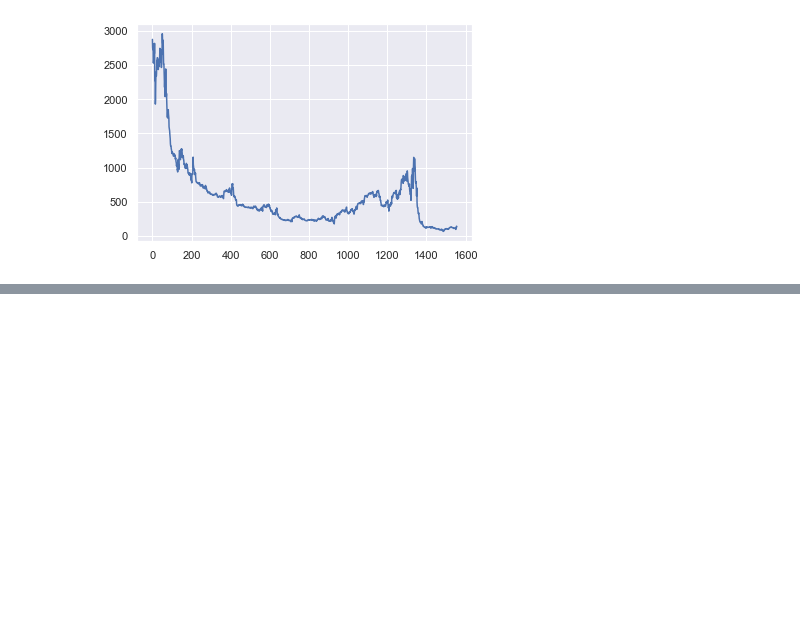
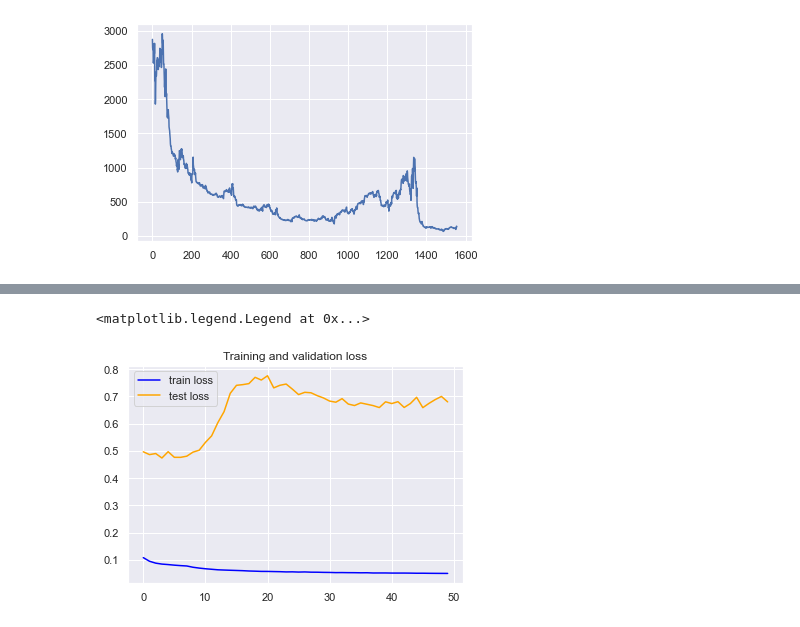
Before and after one commit to georgeob/Rusnak_NS2021, a Jupyter notebook: Rusnak_NS2021.ipynb, the cells around one changed output, grey strips where cells are left out. Cells and saved outputs as stored; diff of their text form; code cells hidden in the pictures; blank space fills up the shorter version.

Commit message:
Visualization

```diff
--- a/Rusnak_NS2021.ipynb
+++ b/Rusnak_NS2021.ipynb
@@ -97,6 +97,6 @@ model.add(layers.GRU(32,
                      dropout=0.2,
                      recurrent_dropout=0.2,
                      input_shape=(None, train_n.shape[-1])))
-model.add(layers.Dense(1))
+model.add(layers.Dense(1,activation='tanh'))
 model.compile(optimizer=RMSprop(), loss='mae')
 model.summary()
@@ -102,0 +116,6 @@ model.summary()
+# %%
+history = model.fit_generator(train_gen,
+                              steps_per_epoch=500,
+                              epochs=30,
+                              validation_data=val_gen,
+                              validation_steps=val_steps)
@@ -102,0 +141,12 @@ model.summary()
+# %%
+loss = history.history['loss']
+val_loss = history.history['val_loss']
+epochs = range(len(loss))
+plt.figure()
+plt.plot(epochs, loss, 'blue', label='train loss')
+plt.plot(epochs, val_loss, 'orange', label='test loss')
+plt.title('Training and validation loss')
+plt.legend()
+# %% [output]
+<matplotlib.legend.Legend at 0x...>
+[figure, added]
```
Also changed, not shown: parts of 5 cells of this notebook.
